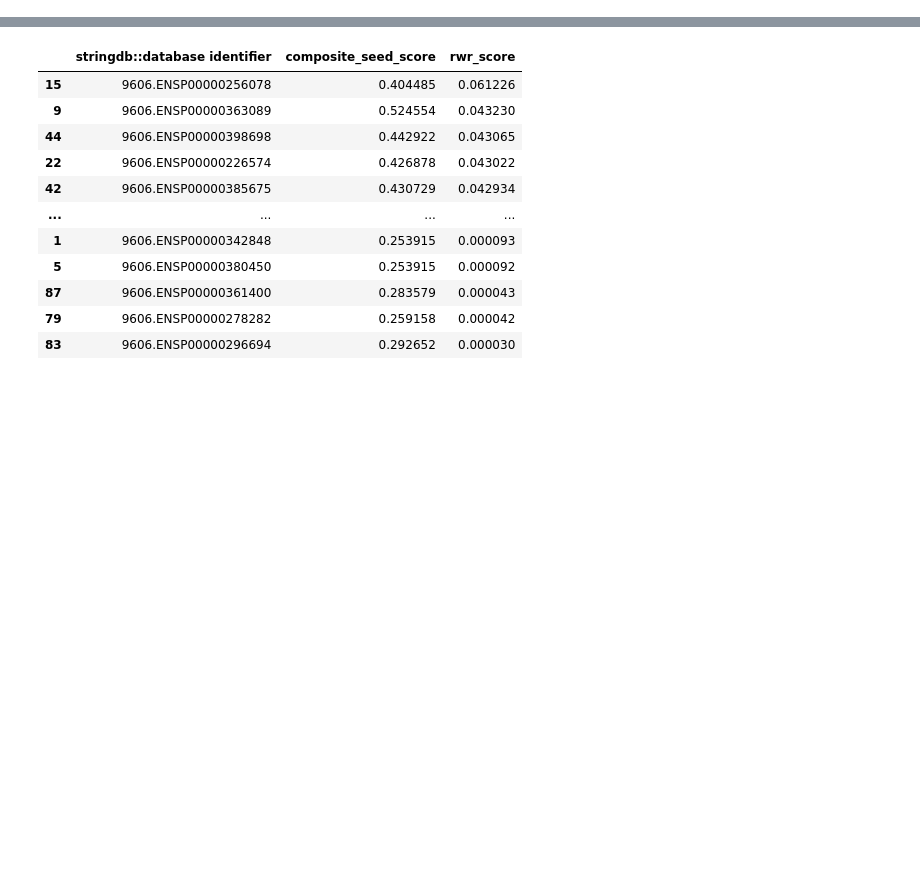
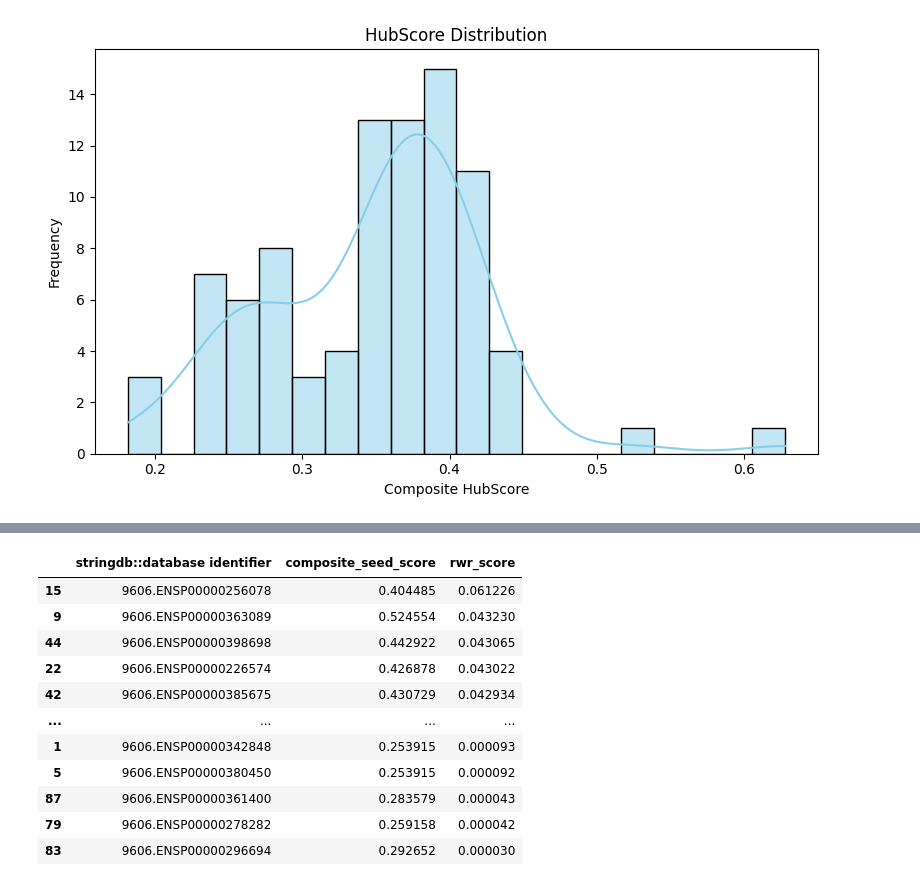
Before and after one commit to ArunavaCoderEm/4th-year-proj-silly-syntax, a Jupyter notebook: random_walk_restart.ipynb, the cells around one changed output, grey strips where cells are left out. Cells and saved outputs as stored; diff of their text form; code cells hidden in the pictures; blank space fills up the shorter version.

Commit message:
Visualizations added to rwr

```diff
--- a/random_walk_restart.ipynb
+++ b/random_walk_restart.ipynb
@@ -3,6 +3,11 @@ import numpy as np
 import pandas as pd
 import networkx as nx
 import scipy.sparse as sp
+import matplotlib.pyplot as plt
+import seaborn as sns
+import requests
+
+STRING_API_BASE = "https://version-12-0.string-db.org/api/json"
 
 TOL = 1e-8
 MAX_ITER = 500
@@ -144,6 +149,42 @@ def rwr(W, seed_idx, alpha=0.75):
 
     return p
 
+def get_protein_name(string_id, species=9606):
+    """
+    Maps a STRING ID to the human-readable protein name using STRING API.
+    """
+    params = {
+        "identifiers": string_id,
+        "species": species,
+    }
+    try:
+        resp = requests.post(f"{STRING_API_BASE}/get_string_ids", data=params)
+        resp.raise_for_status()
+        data = resp.json()
+        if data and isinstance(data, list) and "preferred_name" in data[0]:
+            return data[0]["preferred_name"]
+    except Exception as e:
+        print(f"Error fetching name for {string_id}: {e}")
+    return string_id
+
+def map_string_id_to_name(string_ids, taxon_id):
+    """Returns a dictionary mapping STRING IDs to protein names (preferredName)."""
+    params = {
+        "identifiers": "\r".join(string_ids),
+        "species": taxon_id,
+        "limit": 1,
+        "caller_identity": "my_app"
+    }
+    resp = requests.post(f"{STRING_API_BASE}/get_string_ids", data=params)
+    data = resp.json()
+    mapping = {}
+    for item in data:
+        string_id = item.get("stringId")
+        name = item.get("preferredName") or item.get("queryItem")
+        if string_id:
+            mapping[string_id] = name
+    return mapping
+
 
 # ---------------------------------------------------------
 # FULL PIPELINE
@@ -196,9 +237,50 @@ def run_rwr_pipeline(
 
     out.to_csv(output_csv, index=False)
 
+
     print("\nTOP 20 ESSENTIAL PROTEINS:")
     print(out.head(20).to_string(index=False))
     print("\nSaved to:", output_csv)
+
+
+
+    # -----------------------------
+    # Generate Visualizations
+    # -----------------------------
+    print("Generating visualizations...")
+
+    # 1. HubScore (composite_seed_score) Distribution Histogram
+    plt.figure(figsize=(8, 5))
+    sns.histplot(nodes["composite_seed_score"], bins=20, kde=True, color='skyblue')
+    plt.title("HubScore Distribution")
+    plt.xlabel("Composite HubScore")
+    plt.ylabel("Frequency")
+    plt.tight_layout()
+    plt.savefig("./data/hubscore_distribution_rwr.png", dpi=300)
+    plt.show()
+
+    # 2. Bar Plot for Top 20 Hub Proteins by RWR Score
+    # after RWR calculation
+    top_rwr = out.head(20)
+
+    string_id_name_map = map_string_id_to_name(top_rwr[id_col].tolist(), taxon_id)
+    top_rwr["Protein_Name"] = top_rwr[id_col].map(string_id_name_map)
+
+    print("\nTop 20 RWR Proteins with Names:")
+    print(top_rwr[[id_col, "Protein_Name", "rwr_score"]])
+
+    # Bar plot using names
+    plt.figure(figsize=(12,6))
+    sns.barplot(data=top_rwr, x="Protein_Name", y="rwr_score", palette="inferno")
+    plt.xticks(rotation=45, ha='right')
+    plt.title("Top 20 Essential Proteins by RWR Score")
+    plt.xlabel("Protein Name")
+    plt.ylabel("RWR Score")
+    plt.tight_layout()
+    plt.savefig("./data/essential20_proteins.png", dpi=300)
+    plt.close()
+    print("Bar plot saved to ./data/essential20_proteins.png")
+
 
     return out
 
@@ -231,0 +314 @@ Saved to: ./data/essential_proteins_rwr.csv
+[figure, added]
```
Also changed, not shown: parts of 1 cell of this notebook, 2 other files.
